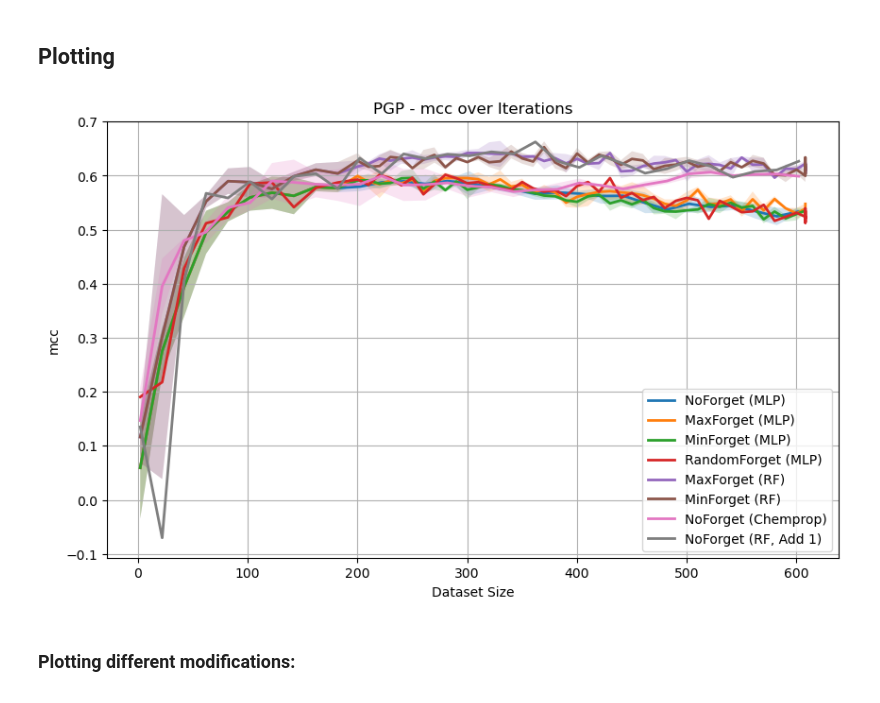
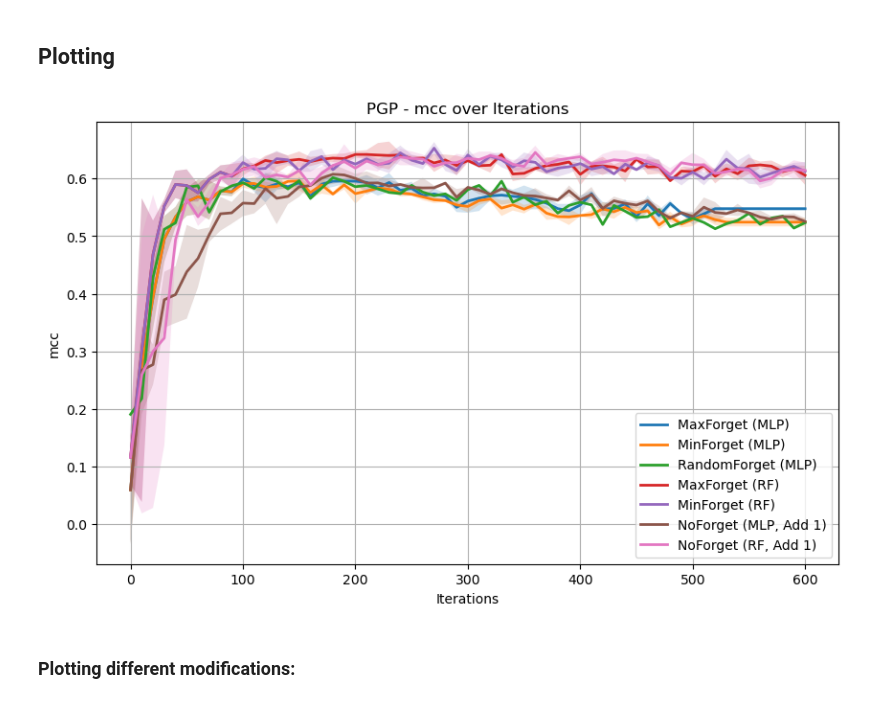
Before and after one commit to davidnt13/MolALKit, a Jupyter notebook: plot_smal_data.ipynb, the cells around one changed output. Drawn from its saved outputs; the diff is of its cells as text; code cells hidden in the pictures.

```diff
--- a/plot_smal_data.ipynb
+++ b/plot_smal_data.ipynb
@@ -229,33 +229,33 @@ dfs_pgp_nf_chemprop = [
     pgp_exp_chemprop_nf3
 ]
 
-dfs_pgp_nf_cp_add1 = [
-    pgp_exp_cp_nf1_add1,
-    pgp_exp_cp_nf2_add1,
-    pgp_exp_cp_nf3_add1
-]
+# dfs_pgp_nf_cp_add1 = [
+#     pgp_exp_cp_nf1_add1,
+#     pgp_exp_cp_nf2_add1,
+#     pgp_exp_cp_nf3_add1
+# ]
-# %% [output]
-[figure, removed]
 # %%
 plot_dfs_metric_with_band(
     [
         # (dfs_pgp_nf_mlp, "NoForget (MLP)"),
         (dfs_pgp_maxf_mlp, "MaxForget (MLP)"),
         (dfs_pgp_minf_mlp, "MinForget (MLP)"),
         (dfs_pgp_randf_mlp, "RandomForget (MLP)"),
         (dfs_pgp_maxf_rf, "MaxForget (RF)"),
         (dfs_pgp_minf_rf, "MinForget (RF)"),
         # (dfs_pgp_nf_chemprop, "NoForget (Chemprop)"),
         # (dfs_pgp_nf_rf, "NoForget (RF)"),
         (dfs_pgp_nf_mlp_add1, "NoForget (MLP, Add 1)"),
         (dfs_pgp_nf_rf_add1, "NoForget (RF, Add 1)"),
-        (dfs_pgp_nf_cp_add1, "NoForget (Chemprop, Add 1)"),
+        # (dfs_pgp_nf_cp_add1, "NoForget (Chemprop, Add 1)"),
         # (dfs_mlp_forget2, "forget 2")
     ],
     metric="mcc",
     dataset="PGP",
     x_axis_iters=True
 )
+# %% [output]
+[figure, added]
 # %% [markdown]
 ### Plotting different modifications:
 # %%
```
Also changed, not shown: parts of 3 cells of this notebook, 37 other files.
